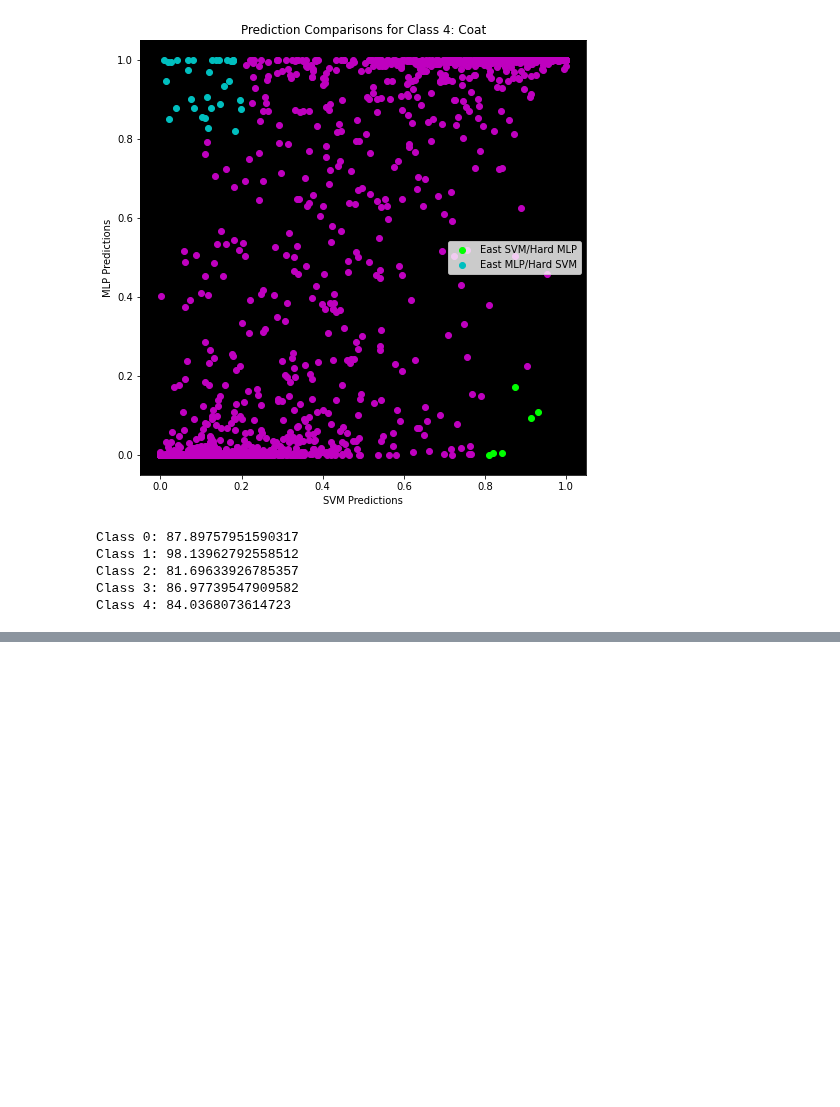
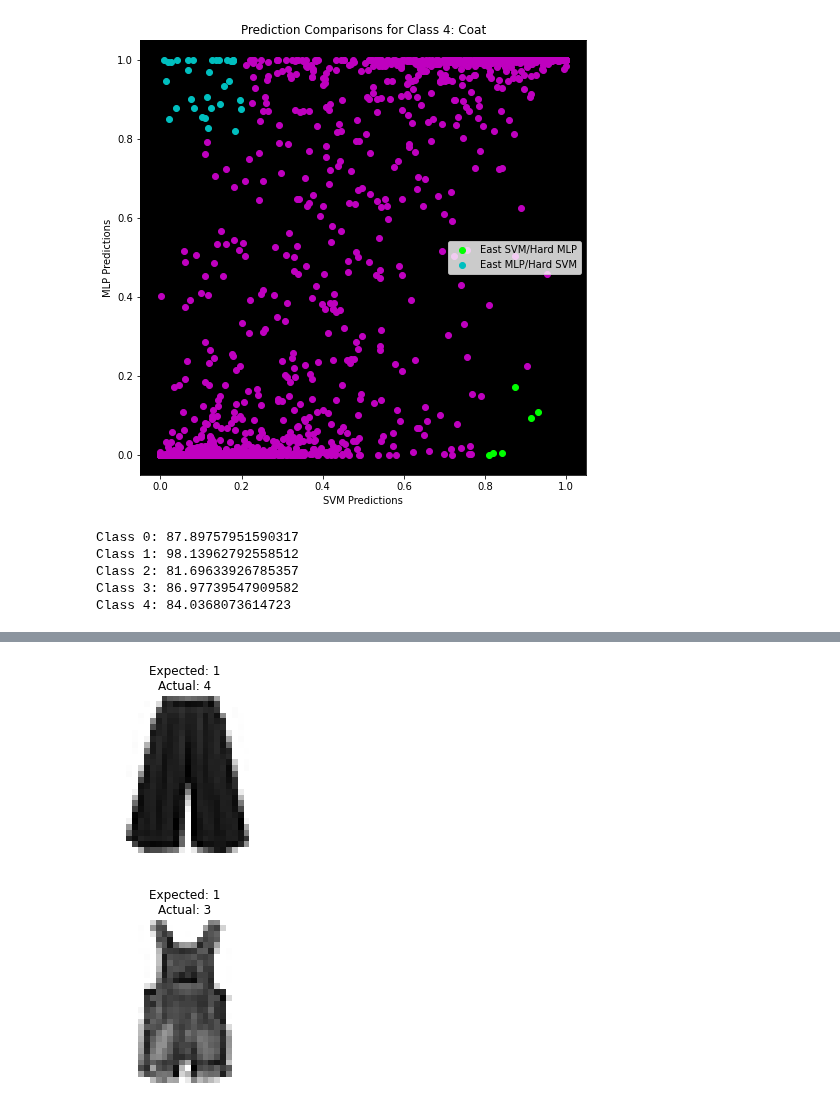
Before and after one commit to jasonmrimer/cse590-machine-learning, a Jupyter notebook: homework4/comparison.ipynb, the cells around one changed output, grey strips where cells are left out. Cells and saved outputs as stored; diff of their text form; code cells hidden in the pictures; blank space fills up the shorter version.

```diff
--- a/homework4/comparison.ipynb
+++ b/homework4/comparison.ipynb
@@ -287,0 +357,6 @@ Class 4: 84.0368073614723
+# %%
+for item in c1_hard_mlp:
+    display_item_in_28x28(plt, X_test[item], y_test[item], mlp_predictions[item])
+# %% [output]
+[figure, added]
+[figure, added]
```
Also changed, not shown: parts of 16 cells of this notebook.
